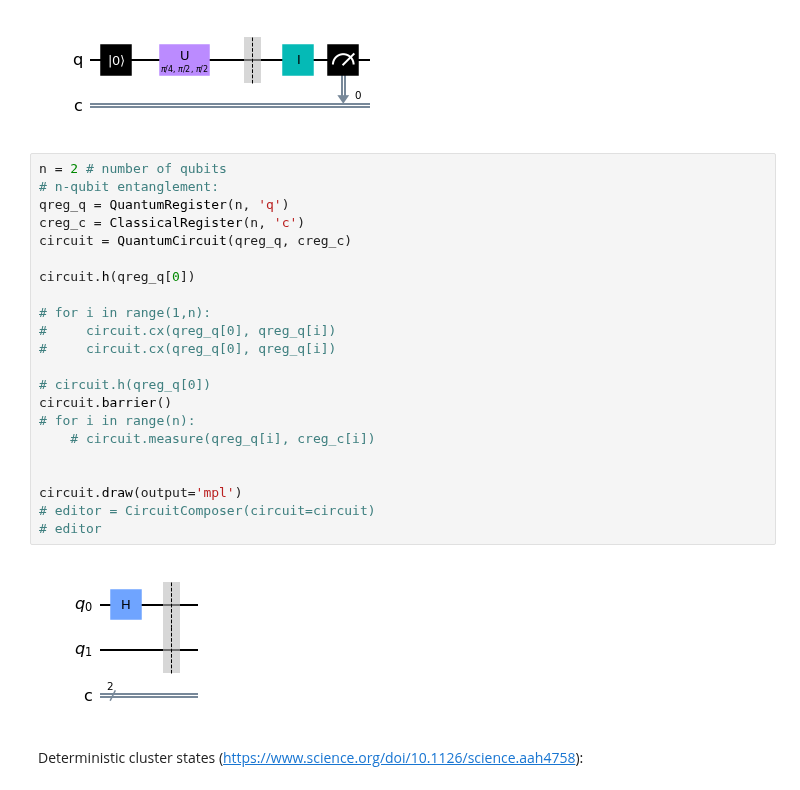
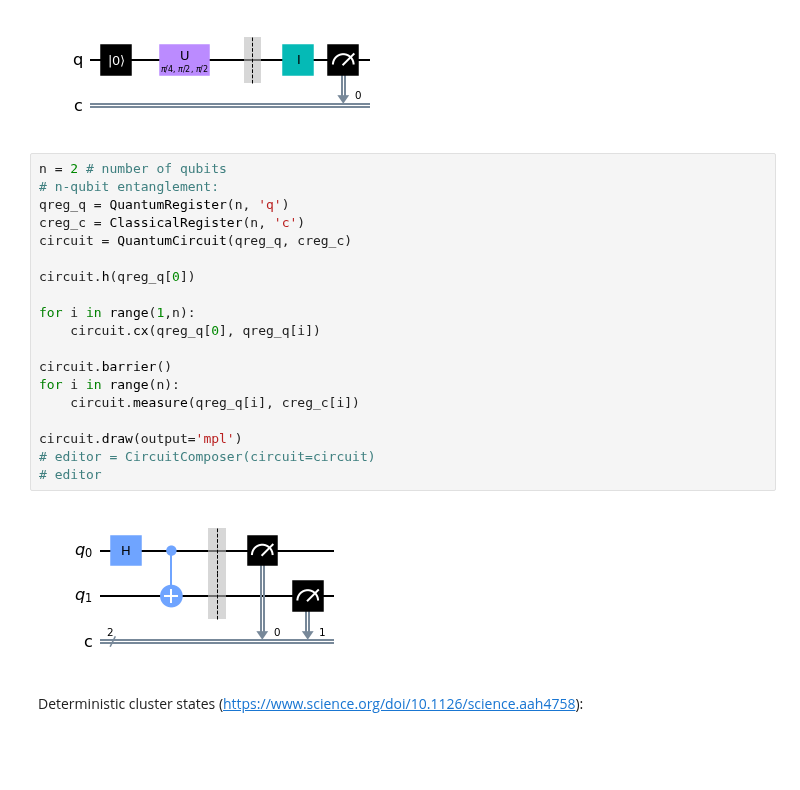
Before and after one commit to DeDuckProject/quantum-playground, a Jupyter notebook: basic-quantum-circuit.ipynb, the cells around one changed output. Drawn from its saved outputs; the diff is of its cells as text; blank space fills up the shorter version.

Commit message:
revert basic quantum circuit

```diff
--- a/basic-quantum-circuit.ipynb
+++ b/basic-quantum-circuit.ipynb
@@ -50,27 +50,24 @@ circuit.draw('mpl')
 # %%
 n = 2 # number of qubits
 # n-qubit entanglement:
 qreg_q = QuantumRegister(n, 'q')
 creg_c = ClassicalRegister(n, 'c')
 circuit = QuantumCircuit(qreg_q, creg_c)
 
 circuit.h(qreg_q[0])
 
-# for i in range(1,n):
-#     circuit.cx(qreg_q[0], qreg_q[i])
-#     circuit.cx(qreg_q[0], qreg_q[i])
+for i in range(1,n):
+    circuit.cx(qreg_q[0], qreg_q[i])
 
-# circuit.h(qreg_q[0])
 circuit.barrier()
-# for i in range(n):
-    # circuit.measure(qreg_q[i], creg_c[i])
-
+for i in range(n):
+    circuit.measure(qreg_q[i], creg_c[i])
 
 circuit.draw(output='mpl')
 # editor = CircuitComposer(circuit=circuit)
 # editor
 # %% [output]
-[figure, old version]
+[figure, new version]
 # %% [markdown]
 Deterministic cluster states (https://www.science.org/doi/10.1126/science.aah4758):
 # %%
```
Also changed, not shown: parts of 2 cells of this notebook.
